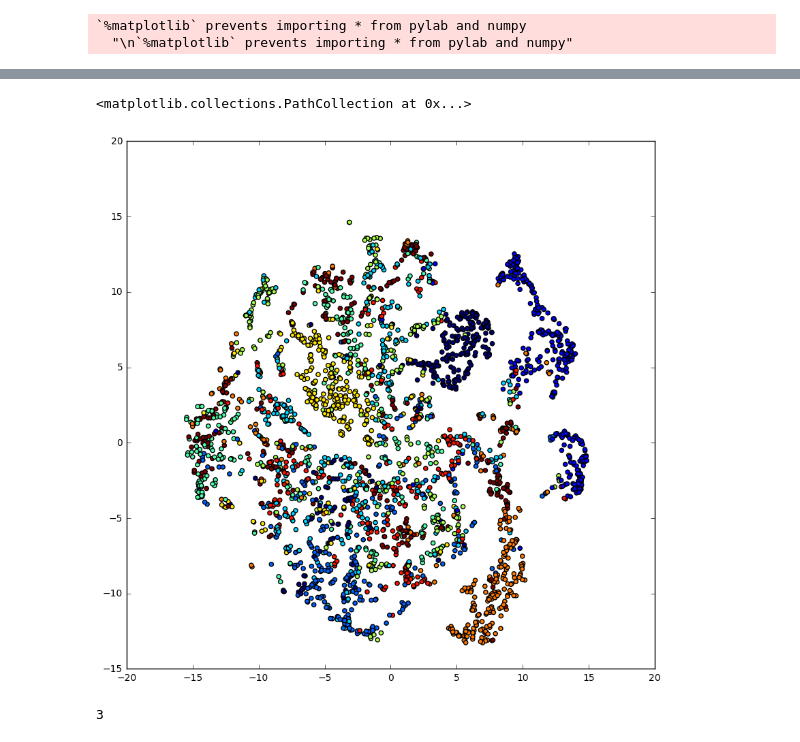
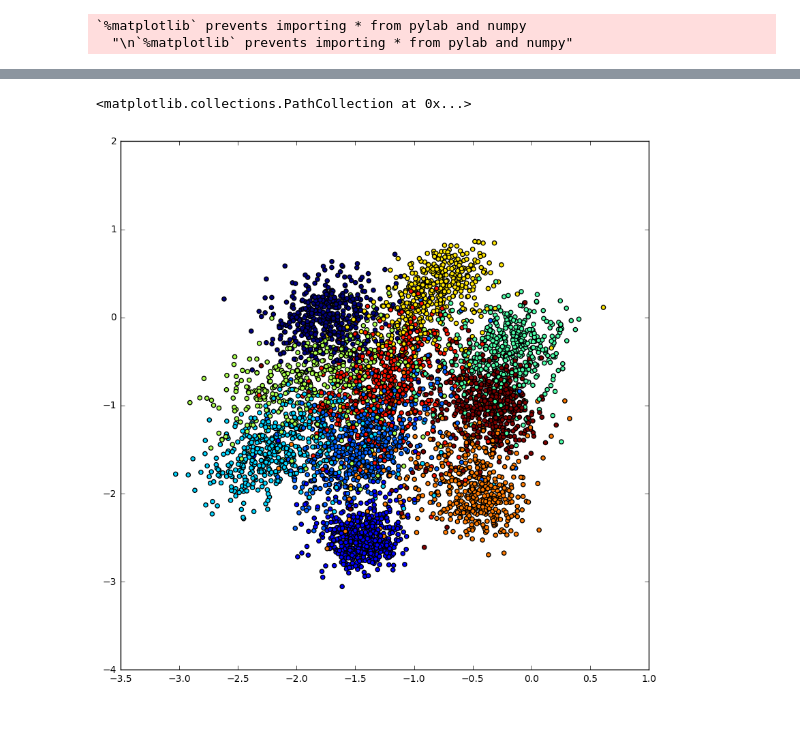
Before and after one commit to ikryukov/machinelearning, a Jupyter notebook: mnist/metrics_learning.ipynb, the cells around one changed output, grey strips where cells are left out. Cells and saved outputs as stored; diff of their text form; code cells hidden in the pictures.

```diff
--- a/mnist/metrics_learning.ipynb
+++ b/mnist/metrics_learning.ipynb
@@ -62,23 +65,17 @@ def NN(inputs):
 # %%
-with tf.name_scope('Model'):
+with tf.variable_scope('Model') as scope:
     # Model
-    pred_left = NN(x_image_left)
-    pred_right = NN(x_image_right)
+    pred_left = tfNN(x_image_left)
+    scope.reuse_variables()
+    pred_right = tfNN(x_image_right)
 with tf.name_scope('Loss'):
-    # Minimize error using cross entropy
-    # cost = tf.reduce_mean(tf.nn.softmax_cross_entropy_with_logits(pred, y))
-    d = tf.reduce_sum(tf.square(pred_left - pred_right), 1)
+    d = tf.reduce_sum(tf.square(tf.sub(pred_left, pred_right)), 1, keep_dims=True)
     d_sqrt = tf.sqrt(d)
     loss = label * tf.square(tf.maximum(0.0, margin - d_sqrt)) + (1 - label) * d
     loss = 0.5 * tf.reduce_mean(loss)
 
 with tf.name_scope('AdamOptimizer'):
-    # Gradient Descent
     optimizer = tf.train.AdamOptimizer(learning_rate=learning_rate).minimize(loss)
-# with tf.name_scope('Accuracy'):
-#      # Accuracy
-#     correct_pred = tf.equal(tf.argmax(pred_left, 1), tf.argmax(y, 1))
-#     accuracy = tf.reduce_mean(tf.cast(correct_pred, tf.float32))
 # %%
 # Initializing the variables
 init = tf.global_variables_initializer()
@@ -91,7 +85,6 @@ tf.scalar_summary("loss", loss)
 merged_summary_op = tf.merge_all_summaries()
 # %%
 # Launch the graph
-#with tf.Session() as sess:
 sess = tf.Session()
 sess.run(init)
 # op to write logs to Tensorboard
@@ -107,12 +100,10 @@ for epoch in range(training_epochs):
         right_batch_xs, right_batch_ys = mnist.train.next_batch(batch_size)
         labels = np.zeros((batch_size, 1))
         for l in range(batch_size):
-            if (left_batch_ys[l] == right_batch_ys[l]).all():
+            if left_batch_ys[l] == right_batch_ys[l]:
                 labels[l, 0] = 0.0
             else:
                 labels[l, 0] = 1.0
-        # Run optimization op (backprop), cost op (to get loss value)
-        # and summary nodes
         _, l, summary = sess.run([optimizer, loss, merged_summary_op],
                                  feed_dict = {
                                               x_left: left_batch_xs,
@@ -125,10 +116,9 @@ for epoch in range(training_epochs):
         avg_loss += l / total_batch
     # Display logs per epoch step
     if (epoch+1) % display_step == 0:
-        print ("Epoch:", '%04d' % (epoch+1), "loss =", "{:.9f}".format(l))
+        print ("Epoch:", '%04d' % (epoch+1), "loss =", "{:.9f}".format(avg_loss))
 
-print ("Optimization Finished!")
-
+print ("Training Finished!")
 print ("Run the command line:\n" \
       "--> tensorboard --logdir=./tensorflow_logs " \
       "\nThen open http://0.0.0.0:6006/ into your web browser")
@@ -153,7 +140,5 @@ Then open http://0.0.0.0:6006/ into your web browser
 # %%
 # Test model
 # Calculate accuracy
-test_xs, test_ys = mnist.train.next_batch(3000)
-#print ('Final accuracy : %s' % sess.run(accuracy, feed_dict={x: test_xs ,y: test_ys}))
-
+test_xs, test_ys = mnist.test.next_batch(5000)
 ans = sess.run([pred_left], feed_dict = { x_left: test_xs})
@@ -166,10 +145,8 @@ r = tsneModel.fit_transform(ans[0])
+# %%
+ans = ans[0]
 # %%
 figure(figsize=(10,10))
-scatter(r[:,0], r[:,1], c=[test_ys[x,:].argmax() for x in range(len(test_ys))])
+scatter(ans[:,0], ans[:,1], c=test_ys[:])
 # %% [output]
 <matplotlib.collections.PathCollection at 0x...>
-[figure, old version]
+[figure, new version]
-# %%
-test_ys[0,:].argmax()
-# %% [output]
-3
```
Also changed, not shown: parts of 11 cells of this notebook, 2 other files.
